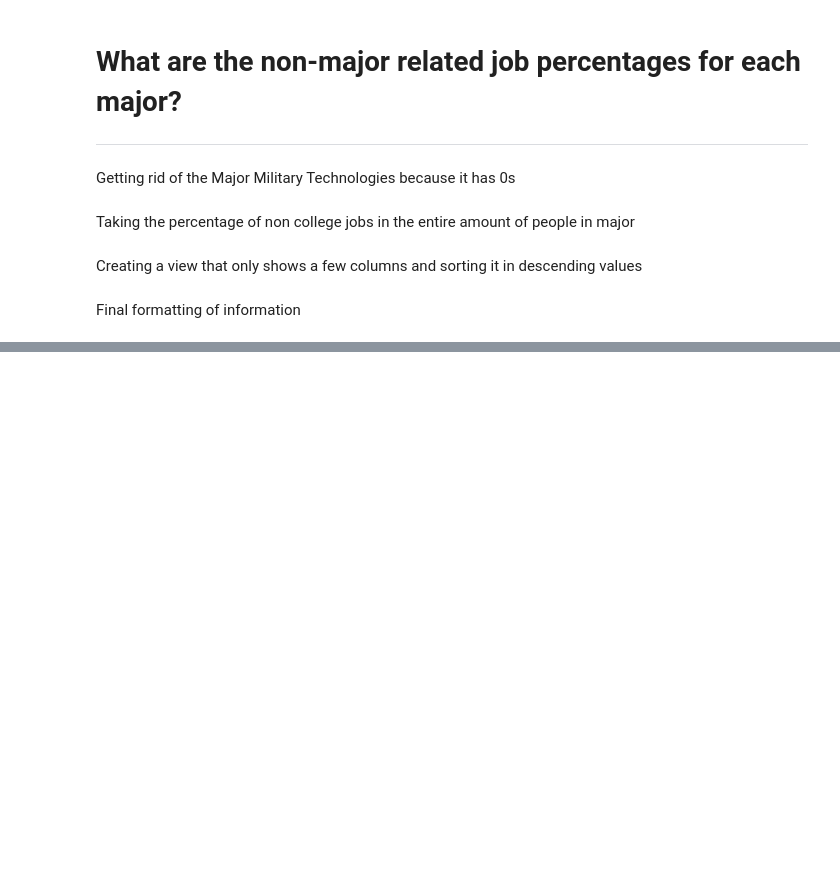
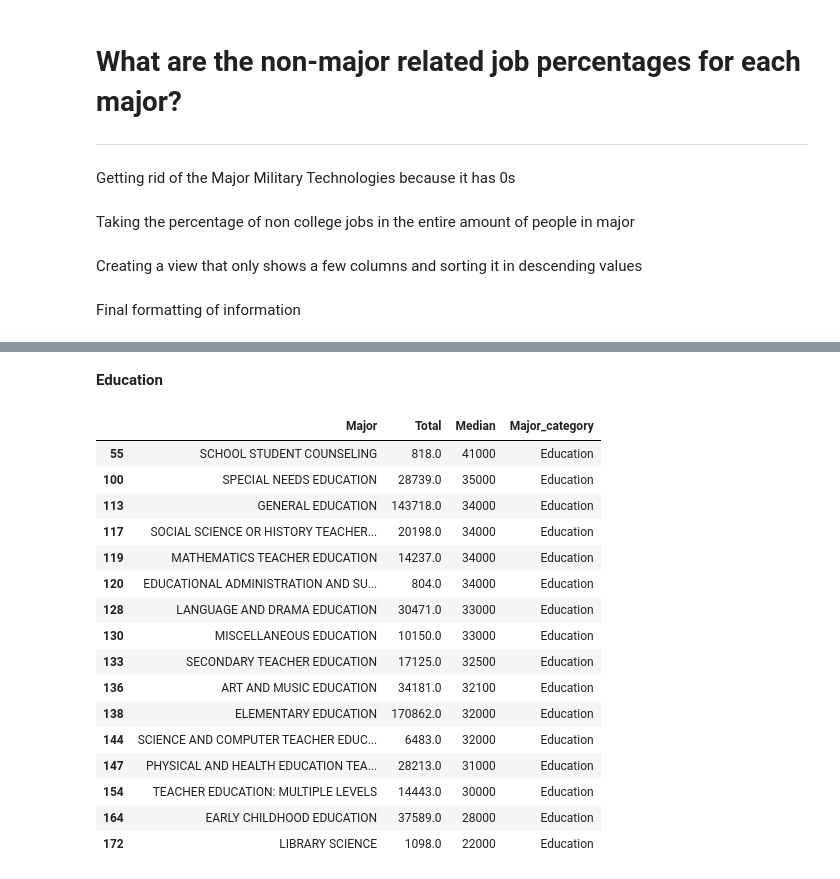
Before and after one commit to sbraverman24/data-science-2022F, a Jupyter notebook: unit2/Project/project2.ipynb, the cells around one changed output, grey strips where cells are left out. Cells and saved outputs as stored; diff of their text form; code cells hidden in the pictures; blank space fills up the shorter version.

```diff
--- a/unit2/Project/project2.ipynb
+++ b/unit2/Project/project2.ipynb
@@ -270,0 +500,22 @@ The Major GEOLOGICAL AND GEOPHYSICAL ENGINEERING has a percentage of people who
+# %% [markdown]
+**Education**
+# %%
+education.sort_values(by=['Median'], ascending = False)
+# %% [output]
+|  | Major | Total | Median | Major_category |
+| 55 | SCHOOL STUDENT COUNSELING | 818.0 | 41000 | Education |
+| 100 | SPECIAL NEEDS EDUCATION | 28739.0 | 35000 | Education |
+| 113 | GENERAL EDUCATION | 143718.0 | 34000 | Education |
+| 117 | SOCIAL SCIENCE OR HISTORY TEACHER... | 20198.0 | 34000 | Education |
+| 119 | MATHEMATICS TEACHER EDUCATION | 14237.0 | 34000 | Education |
+| 120 | EDUCATIONAL ADMINISTRATION AND SU... | 804.0 | 34000 | Education |
+| 128 | LANGUAGE AND DRAMA EDUCATION | 30471.0 | 33000 | Education |
+| 130 | MISCELLANEOUS EDUCATION | 10150.0 | 33000 | Education |
+| 133 | SECONDARY TEACHER EDUCATION | 17125.0 | 32500 | Education |
+| 136 | ART AND MUSIC EDUCATION | 34181.0 | 32100 | Education |
+| 138 | ELEMENTARY EDUCATION | 170862.0 | 32000 | Education |
+| 144 | SCIENCE AND COMPUTER TEACHER EDUC... | 6483.0 | 32000 | Education |
+| 147 | PHYSICAL AND HEALTH EDUCATION TEA... | 28213.0 | 31000 | Education |
+| 154 | TEACHER EDUCATION: MULTIPLE LEVELS | 14443.0 | 30000 | Education |
+| 164 | EARLY CHILDHOOD EDUCATION | 37589.0 | 28000 | Education |
+| 172 | LIBRARY SCIENCE | 1098.0 | 22000 | Education |
```
Also changed, not shown: parts of 42 cells of this notebook.
